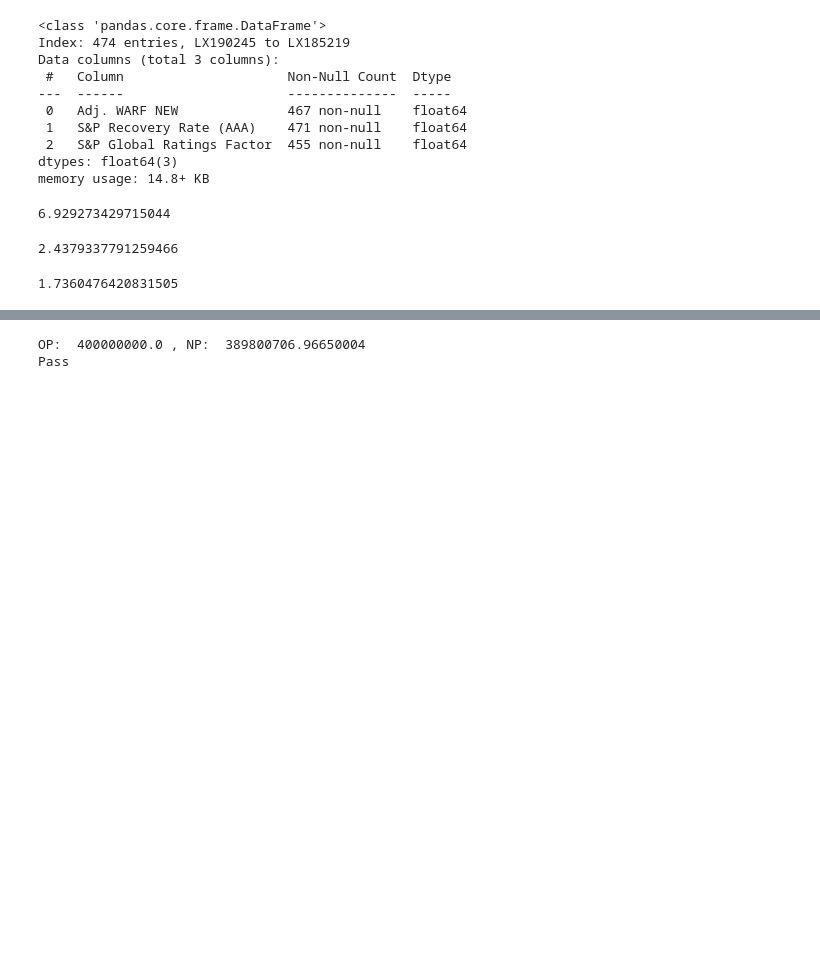
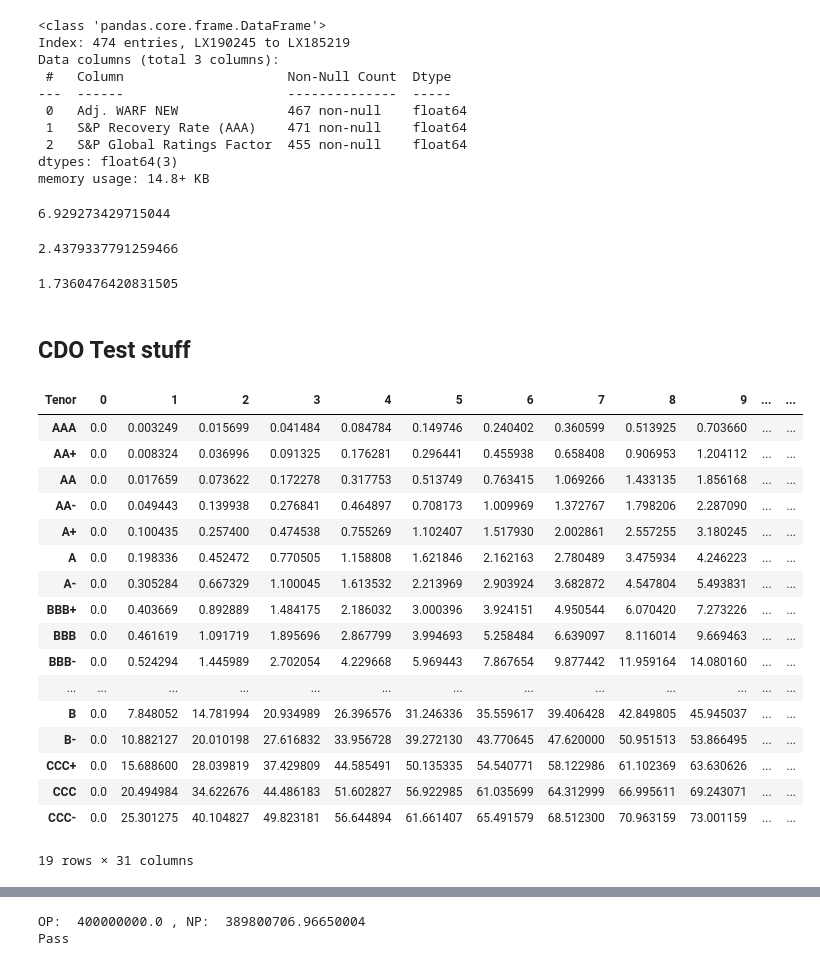
Before and after one commit to joshknechtel-gs/RM-IT, a Jupyter notebook: ComplianceChecks.ipynb, the cells around one changed output, grey strips where cells are left out. Drawn from its saved outputs; the diff is of its cells as text; code cells hidden in the pictures; blank space fills up the shorter version.

Commit message:
lots more CDO tests

```diff
--- a/ComplianceChecks.ipynb
+++ b/ComplianceChecks.ipynb
@@ -1200,23 +1204,25 @@ memory usage: 14.8+ KB
 ccu.percentage_C(clo_df, 'CLO 2020-20')*100
 # %% [output]
 6.929273429715044
-# %%
-def percentage_Caa(model_df,weight_col='CLO 20'):
-
-    perC = model_df.loc[model_df['MDPR'].str.match('C'),[weight_col]].sum()/model_df[[weight_col]].sum()
-    return perC.values[0]
-
-percentage_Caa(clo_df, 'CLO 20')*100
-
-def percentage_CCC(model_df,weight_col='CLO 20'):
-    mask = (clo_df['S&P Issuer Rating']=='CC') |  (clo_df['S&P Issuer Rating']=='C') |  \
-           (clo_df['S&P Issuer Rating']=='D') | (clo_df['S&P Issuer Rating']=='SD') | \
-           (clo_df['S&P Issuer Rating']=='NR') #|  (clo_df['S&P Issuer Rating']=='D')
-    #perC = model_df.loc[model_df['S&P Issuer Rating'].str.match('C'),[weight_col]].sum()/model_df[[weight_col]].sum()
-    perC = model_df.loc[mask,[weight_col]].sum()/model_df[[weight_col]].sum()
-    return perC.values[0]
-
-percentage_CCC(clo_df, 'CLO 20')*100
-# %% [output]
-2.4379337791259466
-1.7360476420831505
+# %%
+def percentage_Caa(model_df,weight_col='CLO 20'):
+
+    perC = model_df.loc[model_df['MDPR'].str.match('C'),[weight_col]].sum()/model_df[[weight_col]].sum()
+    return perC.values[0]
+
+percentage_Caa(clo_df, 'CLO 20')*100
+
+def percentage_CCC(model_df,weight_col='CLO 20'):
+    mask = (clo_df['S&P Issuer Rating']=='CC') |  (clo_df['S&P Issuer Rating']=='C') |  \
+           (clo_df['S&P Issuer Rating']=='D') | (clo_df['S&P Issuer Rating']=='SD') | \
+           (clo_df['S&P Issuer Rating']=='NR') #|  (clo_df['S&P Issuer Rating']=='D')
+    #perC = model_df.loc[model_df['S&P Issuer Rating'].str.match('C'),[weight_col]].sum()/model_df[[weight_col]].sum()
+    perC = model_df.loc[mask,[weight_col]].sum()/model_df[[weight_col]].sum()
+    return perC.values[0]
+
+percentage_CCC(clo_df, 'CLO 20')*100
+# %% [output]
+2.4379337791259466
+1.7360476420831505
+# %% [markdown]
+## CDO Test stuff
@@ -1222,0 +1290,28 @@ percentage_CCC(clo_df, 'CLO 20')*100
+# %%
+def get_SPDR_Table(filepath):
+    filepath = 'Z:/Shared/Risk Management and Investment Technology/CLO Optimization/US CLO Triggers as of 6.24.21.xlsx'
+    SPDR_Table = pd.read_excel(filepath,sheet_name = "SPDR")
+    SPDR_Table.set_index('Tenor', inplace=True)
+    return SPDR_Table.T
+
+SPDR_Table = get_SPDR_Table(filepath)
+SPDR_Table
+# %% [output]
+| Tenor | 0 | 1 | 2 | 3 | 4 | 5 | 6 | 7 | 8 | 9 | ... | ... |
+| AAA | 0.0 | 0.003249 | 0.015699 | 0.041484 | 0.084784 | 0.149746 | 0.240402 | 0.360599 | 0.513925 | 0.703660 | ... | ... |
+| AA+ | 0.0 | 0.008324 | 0.036996 | 0.091325 | 0.176281 | 0.296441 | 0.455938 | 0.658408 | 0.906953 | 1.204112 | ... | ... |
+| AA | 0.0 | 0.017659 | 0.073622 | 0.172278 | 0.317753 | 0.513749 | 0.763415 | 1.069266 | 1.433135 | 1.856168 | ... | ... |
+| AA- | 0.0 | 0.049443 | 0.139938 | 0.276841 | 0.464897 | 0.708173 | 1.009969 | 1.372767 | 1.798206 | 2.287090 | ... | ... |
+| A+ | 0.0 | 0.100435 | 0.257400 | 0.474538 | 0.755269 | 1.102407 | 1.517930 | 2.002861 | 2.557255 | 3.180245 | ... | ... |
+| A | 0.0 | 0.198336 | 0.452472 | 0.770505 | 1.158808 | 1.621846 | 2.162163 | 2.780489 | 3.475934 | 4.246223 | ... | ... |
+| A- | 0.0 | 0.305284 | 0.667329 | 1.100045 | 1.613532 | 2.213969 | 2.903924 | 3.682872 | 4.547804 | 5.493831 | ... | ... |
+| BBB+ | 0.0 | 0.403669 | 0.892889 | 1.484175 | 2.186032 | 3.000396 | 3.924151 | 4.950544 | 6.070420 | 7.273226 | ... | ... |
+| BBB | 0.0 | 0.461619 | 1.091719 | 1.895696 | 2.867799 | 3.994693 | 5.258484 | 6.639097 | 8.116014 | 9.669463 | ... | ... |
+| BBB- | 0.0 | 0.524294 | 1.445989 | 2.702054 | 4.229668 | 5.969443 | 7.867654 | 9.877442 | 11.959164 | 14.080160 | ... | ... |
+| ... | ... | ... | ... | ... | ... | ... | ... | ... | ... | ... | ... | ... |
+| B | 0.0 | 7.848052 | 14.781994 | 20.934989 | 26.396576 | 31.246336 | 35.559617 | 39.406428 | 42.849805 | 45.945037 | ... | ... |
+| B- | 0.0 | 10.882127 | 20.010198 | 27.616832 | 33.956728 | 39.272130 | 43.770645 | 47.620000 | 50.951513 | 53.866495 | ... | ... |
+| CCC+ | 0.0 | 15.688600 | 28.039819 | 37.429809 | 44.585491 | 50.135335 | 54.540771 | 58.122986 | 61.102369 | 63.630626 | ... | ... |
+| CCC | 0.0 | 20.494984 | 34.622676 | 44.486183 | 51.602827 | 56.922985 | 61.035699 | 64.312999 | 66.995611 | 69.243071 | ... | ... |
+| CCC- | 0.0 | 25.301275 | 40.104827 | 49.823181 | 56.644894 | 61.661407 | 65.491579 | 68.512300 | 70.963159 | 73.001159 | ... | ... |
+19 rows × 31 columns
```
Also changed, not shown: parts of 35 cells of this notebook, 1 other file.
